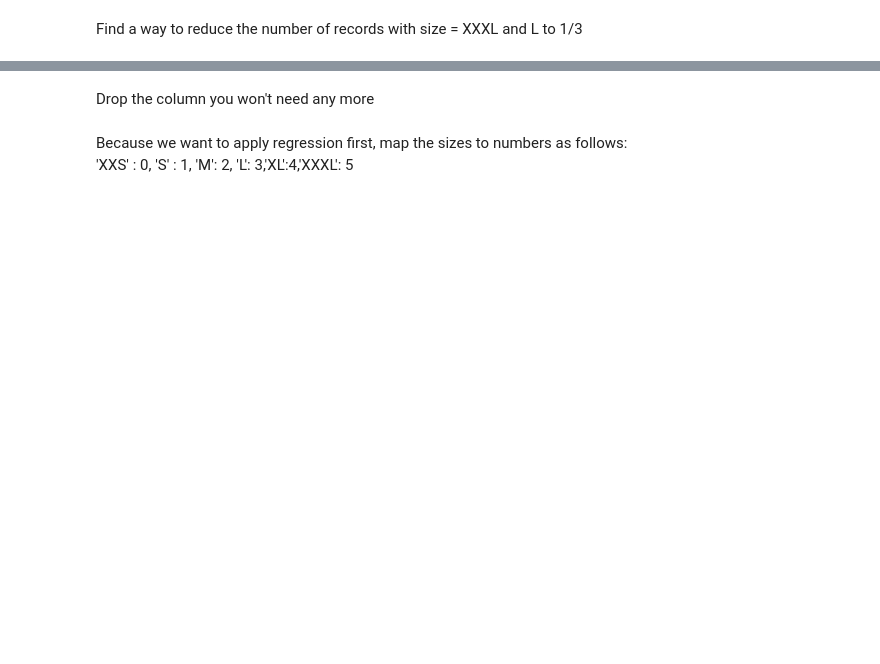
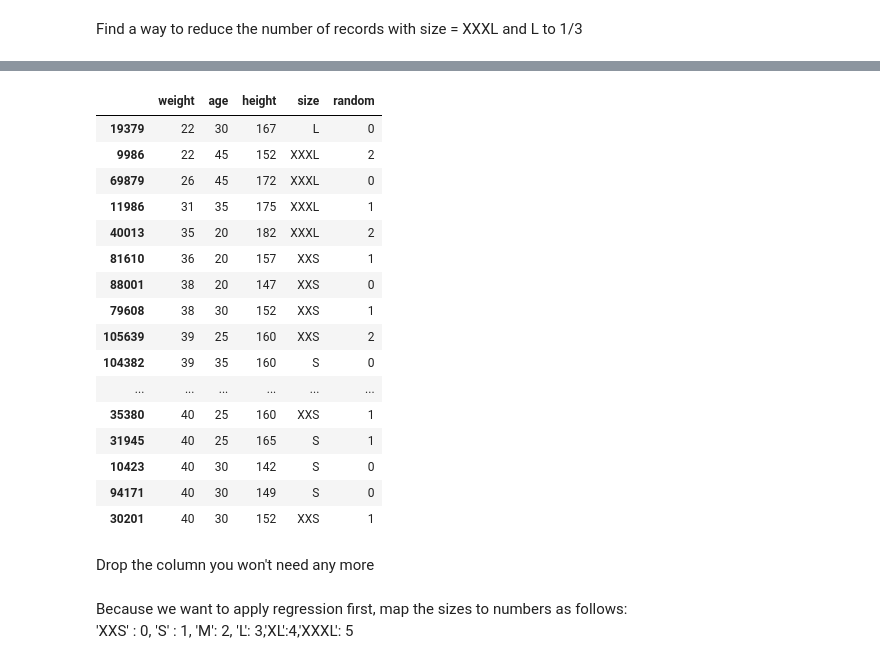
Before and after one commit to jdecorte/machinelearning, a Jupyter notebook: 042-women_clothing_sizes_prediction.ipynb, the cells around one changed output, grey strips where cells are left out. Saved outputs shown, nothing was run; the diff lists cells and outputs as text; code cells hidden in the pictures; blank space fills up the shorter version.

```diff
--- a/042-women_clothing_sizes_prediction.ipynb
+++ b/042-women_clothing_sizes_prediction.ipynb
@@ -76,3 +84,5 @@ First we are going to change the datatype of height from float to integer.
 # %% [markdown]
 It seems reasonable to round the ages to the nearest five-fold
+# %%
+df['age'] = 5 * round(df['age']/5)
 # %% [markdown]
@@ -80,4 +90,9 @@ Change the datatype of height from float to integer.
+# %%
+df['age'] = df['age'].astype(int)
 # %% [markdown]
 We drop duplicate rows in the dataset.
+# %%
+df = df.sort_values(by = ['weight','age','height','size'])
+df = df.drop_duplicates(keep='first')
 # %% [markdown]
 How many records are left?
@@ -116,4 +135,6 @@ dtype: int64
 # %% [markdown]
 We decide to remove those records and to keep the first one
+# %%
+df = df.drop_duplicates(subset=['weight','age','height'],keep='first')
 # %% [markdown]
 How many records are left?
@@ -177,0 +169,22 @@ Name: size, dtype: int64
+# %%
+import random
+df['random'] = [random.randint(0,2) for k in df.index]
+df.head(20)
+# %% [output]
+|  | weight | age | height | size | random |
+| 19379 | 22 | 30 | 167 | L | 0 |
+| 9986 | 22 | 45 | 152 | XXXL | 2 |
+| 69879 | 26 | 45 | 172 | XXXL | 0 |
+| 11986 | 31 | 35 | 175 | XXXL | 1 |
+| 40013 | 35 | 20 | 182 | XXXL | 2 |
+| 81610 | 36 | 20 | 157 | XXS | 1 |
+| 88001 | 38 | 20 | 147 | XXS | 0 |
+| 79608 | 38 | 30 | 152 | XXS | 1 |
+| 105639 | 39 | 25 | 160 | XXS | 2 |
+| 104382 | 39 | 35 | 160 | S | 0 |
+| ... | ... | ... | ... | ... | ... |
+| 35380 | 40 | 25 | 160 | XXS | 1 |
+| 31945 | 40 | 25 | 165 | S | 1 |
+| 10423 | 40 | 30 | 142 | S | 0 |
+| 94171 | 40 | 30 | 149 | S | 0 |
+| 30201 | 40 | 30 | 152 | XXS | 1 |
```
Also changed, not shown: parts of 45 cells of this notebook, 1 other file.
